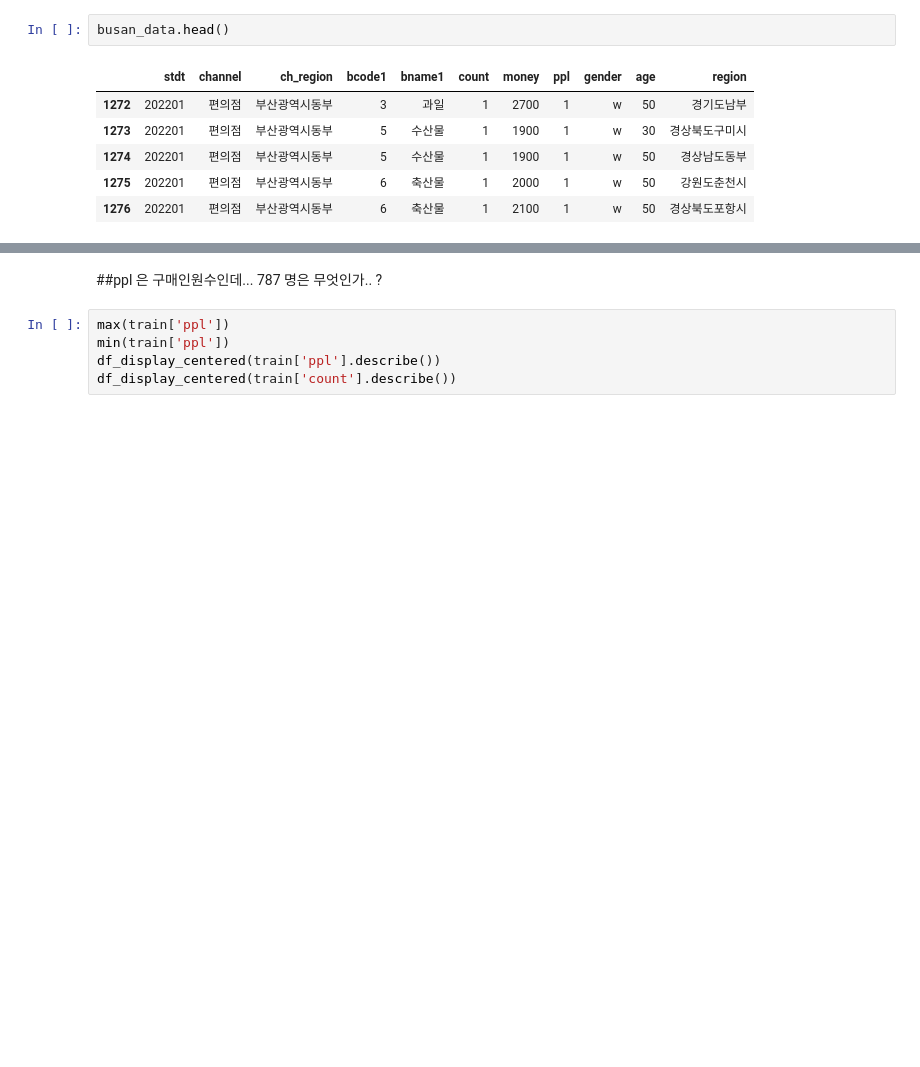
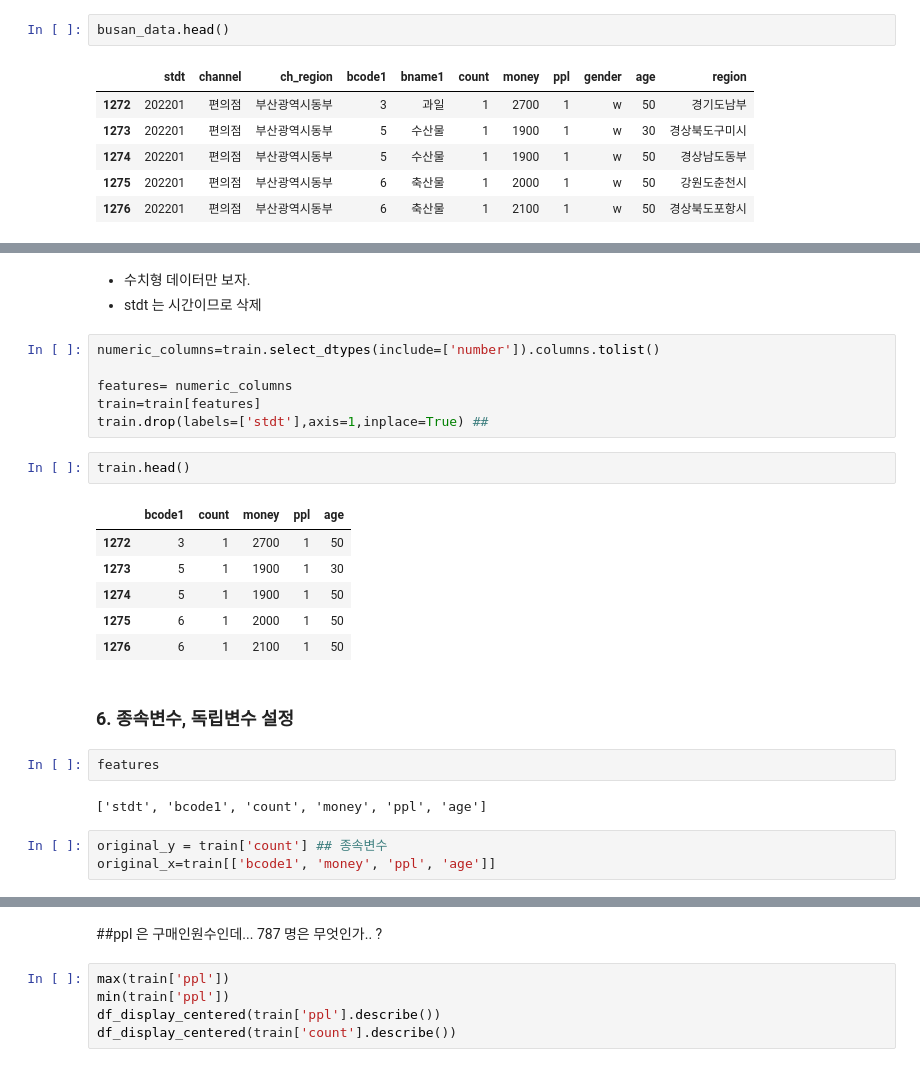
Before and after one commit to CodeArt-Team/MLcompetetion, a Jupyter notebook: 공모전/(5).DIVE해커톤_codart/hackerthone_lotte.ipynb, the cells around one changed output, grey strips where cells are left out. Cells and saved outputs as stored; diff of their text form; blank space fills up the shorter version.

```diff
--- a/공모전/(5).DIVE해커톤_codart/hackerthone_lotte.ipynb
+++ b/공모전/(5).DIVE해커톤_codart/hackerthone_lotte.ipynb
@@ -159,0 +213,27 @@ feeature_outlier_graph(train,target_col='gender')
+# %% [markdown]
+- 수치형 데이터만 보자.
+- stdt 는 시간이므로 삭제
+# %%
+numeric_columns=train.select_dtypes(include=['number']).columns.tolist()
+
+features= numeric_columns
+train=train[features]
+train.drop(labels=['stdt'],axis=1,inplace=True) ##
+# %%
+train.head()
+# %% [output]
+|  | bcode1 | count | money | ppl | age |
+| 1272 | 3 | 1 | 2700 | 1 | 50 |
+| 1273 | 5 | 1 | 1900 | 1 | 30 |
+| 1274 | 5 | 1 | 1900 | 1 | 50 |
+| 1275 | 6 | 1 | 2000 | 1 | 50 |
+| 1276 | 6 | 1 | 2100 | 1 | 50 |
+# %% [markdown]
+### 6. 종속변수, 독립변수 설정
+# %%
+features
+# %% [output]
+['stdt', 'bcode1', 'count', 'money', 'ppl', 'age']
+# %%
+original_y = train['count'] ## 종속변수
+original_x=train[['bcode1', 'money', 'ppl', 'age']]
```
Also changed, not shown: parts of 22 cells of this notebook, 1 other file.
